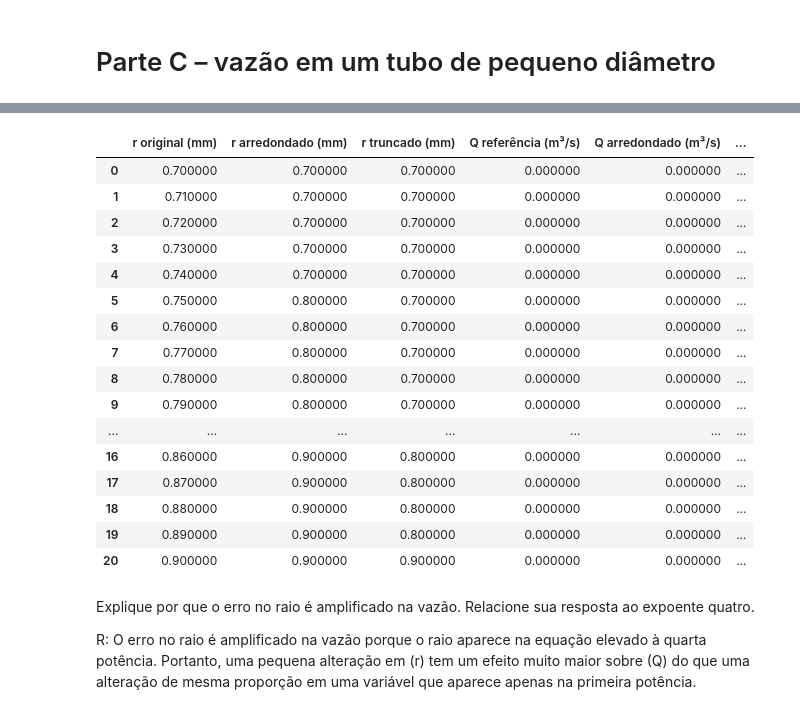
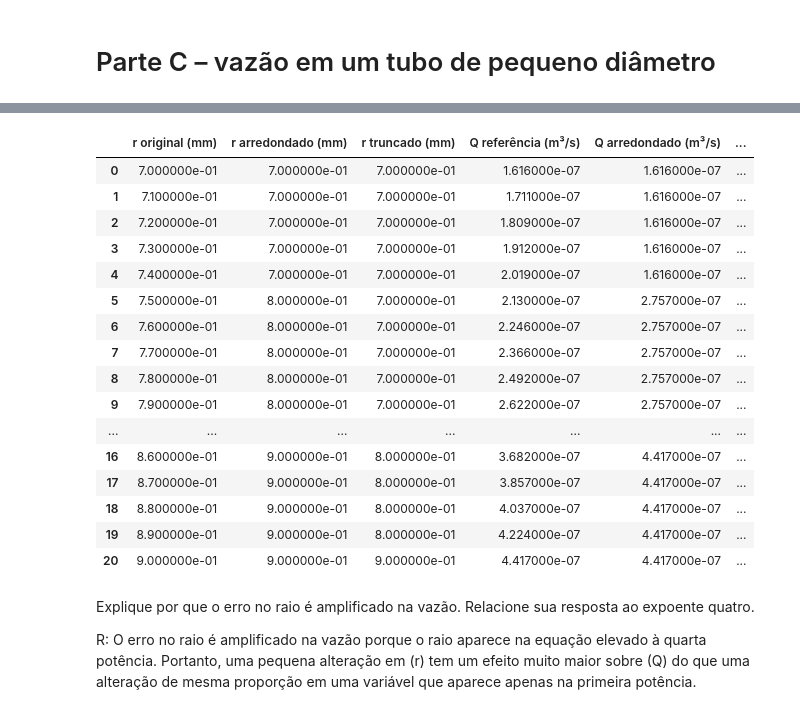
Before and after one commit to VitorSoaresGoncalves/CalculoNumerico, a Jupyter notebook: ATV1_CN.ipynb, the cells around one changed output, grey strips where cells are left out. Drawn from its saved outputs; the diff is of its cells as text; code cells hidden in the pictures.

```diff
--- a/ATV1_CN.ipynb
+++ b/ATV1_CN.ipynb
@@ -520,9 +469,5 @@ Todas truncadas
 # %%
 # C.2 - Sensibilidade da vazão do raio
-
-import numpy as np
-import pandas as pd
-import matplotlib.pyplot as plt
 
 # ------------------------------------------------------------
 # Dados constantes
@@ -534,14 +479,6 @@ dp = 1200             # Pa
 
 # Raios de 0,70 a 0,90 mm
 r_mm = np.arange(0.70, 0.901, 0.01)
-
-# ------------------------------------------------------------
-# Função de Hagen-Poiseuille
-# ------------------------------------------------------------
-
-def vazao(r_mm, mu, dp, L):
-    r_m = r_mm / 1000
-    return (np.pi * r_m**4 * dp) / (8 * mu * L)
 
 # ------------------------------------------------------------
 # Arredondamento e truncamento
@@ -575,49 +512,49 @@ erro_abs_trunc = np.abs(Q_trunc - Q_ref)
 # Erro relativo
 erro_rel_arred = erro_abs_arred / np.abs(Q_ref)
 erro_rel_trunc = erro_abs_trunc / np.abs(Q_ref)
 
 # Erro percentual
 erro_pct_arred = erro_rel_arred * 100
 erro_pct_trunc = erro_rel_trunc * 100
 
 # ------------------------------------------------------------
 # Tabela de resultados
 # ------------------------------------------------------------
 
 tabela = pd.DataFrame({
     "r original (mm)": r_mm,
     "r arredondado (mm)": r_arred_mm,
     "r truncado (mm)": r_trunc_mm,
     "Q referência (m³/s)": Q_ref,
     "Q arredondado (m³/s)": Q_arred,
     "Q truncado (m³/s)": Q_trunc,
     "Erro abs. arred. (m³/s)": erro_abs_arred,
     "Erro abs. trunc. (m³/s)": erro_abs_trunc,
     "Erro rel. arred.": erro_rel_arred,
     "Erro rel. trunc.": erro_rel_trunc,
     "Erro % arred.": erro_pct_arred,
     "Erro % trunc.": erro_pct_trunc
 })
 
 display(tabela.round(10))
 # %% [output]
 |  | r original (mm) | r arredondado (mm) | r truncado (mm) | Q referência (m³/s) | Q arredondado (m³/s) | ... |
-| 0 | 0.700000 | 0.700000 | 0.700000 | 0.000000 | 0.000000 | ... |
-| 1 | 0.710000 | 0.700000 | 0.700000 | 0.000000 | 0.000000 | ... |
-| 2 | 0.720000 | 0.700000 | 0.700000 | 0.000000 | 0.000000 | ... |
-| 3 | 0.730000 | 0.700000 | 0.700000 | 0.000000 | 0.000000 | ... |
-| 4 | 0.740000 | 0.700000 | 0.700000 | 0.000000 | 0.000000 | ... |
-| 5 | 0.750000 | 0.800000 | 0.700000 | 0.000000 | 0.000000 | ... |
-| 6 | 0.760000 | 0.800000 | 0.700000 | 0.000000 | 0.000000 | ... |
-| 7 | 0.770000 | 0.800000 | 0.700000 | 0.000000 | 0.000000 | ... |
-| 8 | 0.780000 | 0.800000 | 0.700000 | 0.000000 | 0.000000 | ... |
-| 9 | 0.790000 | 0.800000 | 0.700000 | 0.000000 | 0.000000 | ... |
+| 0 | 7.000000e-01 | 7.000000e-01 | 7.000000e-01 | 1.616000e-07 | 1.616000e-07 | ... |
+| 1 | 7.100000e-01 | 7.000000e-01 | 7.000000e-01 | 1.711000e-07 | 1.616000e-07 | ... |
+| 2 | 7.200000e-01 | 7.000000e-01 | 7.000000e-01 | 1.809000e-07 | 1.616000e-07 | ... |
+| 3 | 7.300000e-01 | 7.000000e-01 | 7.000000e-01 | 1.912000e-07 | 1.616000e-07 | ... |
+| 4 | 7.400000e-01 | 7.000000e-01 | 7.000000e-01 | 2.019000e-07 | 1.616000e-07 | ... |
+| 5 | 7.500000e-01 | 8.000000e-01 | 7.000000e-01 | 2.130000e-07 | 2.757000e-07 | ... |
+| 6 | 7.600000e-01 | 8.000000e-01 | 7.000000e-01 | 2.246000e-07 | 2.757000e-07 | ... |
+| 7 | 7.700000e-01 | 8.000000e-01 | 7.000000e-01 | 2.366000e-07 | 2.757000e-07 | ... |
+| 8 | 7.800000e-01 | 8.000000e-01 | 7.000000e-01 | 2.492000e-07 | 2.757000e-07 | ... |
+| 9 | 7.900000e-01 | 8.000000e-01 | 7.000000e-01 | 2.622000e-07 | 2.757000e-07 | ... |
 | ... | ... | ... | ... | ... | ... | ... |
-| 16 | 0.860000 | 0.900000 | 0.800000 | 0.000000 | 0.000000 | ... |
-| 17 | 0.870000 | 0.900000 | 0.800000 | 0.000000 | 0.000000 | ... |
-| 18 | 0.880000 | 0.900000 | 0.800000 | 0.000000 | 0.000000 | ... |
-| 19 | 0.890000 | 0.900000 | 0.800000 | 0.000000 | 0.000000 | ... |
-| 20 | 0.900000 | 0.900000 | 0.900000 | 0.000000 | 0.000000 | ... |
+| 16 | 8.600000e-01 | 9.000000e-01 | 8.000000e-01 | 3.682000e-07 | 4.417000e-07 | ... |
+| 17 | 8.700000e-01 | 9.000000e-01 | 8.000000e-01 | 3.857000e-07 | 4.417000e-07 | ... |
+| 18 | 8.800000e-01 | 9.000000e-01 | 8.000000e-01 | 4.037000e-07 | 4.417000e-07 | ... |
+| 19 | 8.900000e-01 | 9.000000e-01 | 8.000000e-01 | 4.224000e-07 | 4.417000e-07 | ... |
+| 20 | 9.000000e-01 | 9.000000e-01 | 9.000000e-01 | 4.417000e-07 | 4.417000e-07 | ... |
 # %% [markdown]
 Explique por que o erro no raio é amplificado na vazão. Relacione sua resposta ao expoente
 quatro.
```
Also changed, not shown: parts of 6 cells of this notebook.
